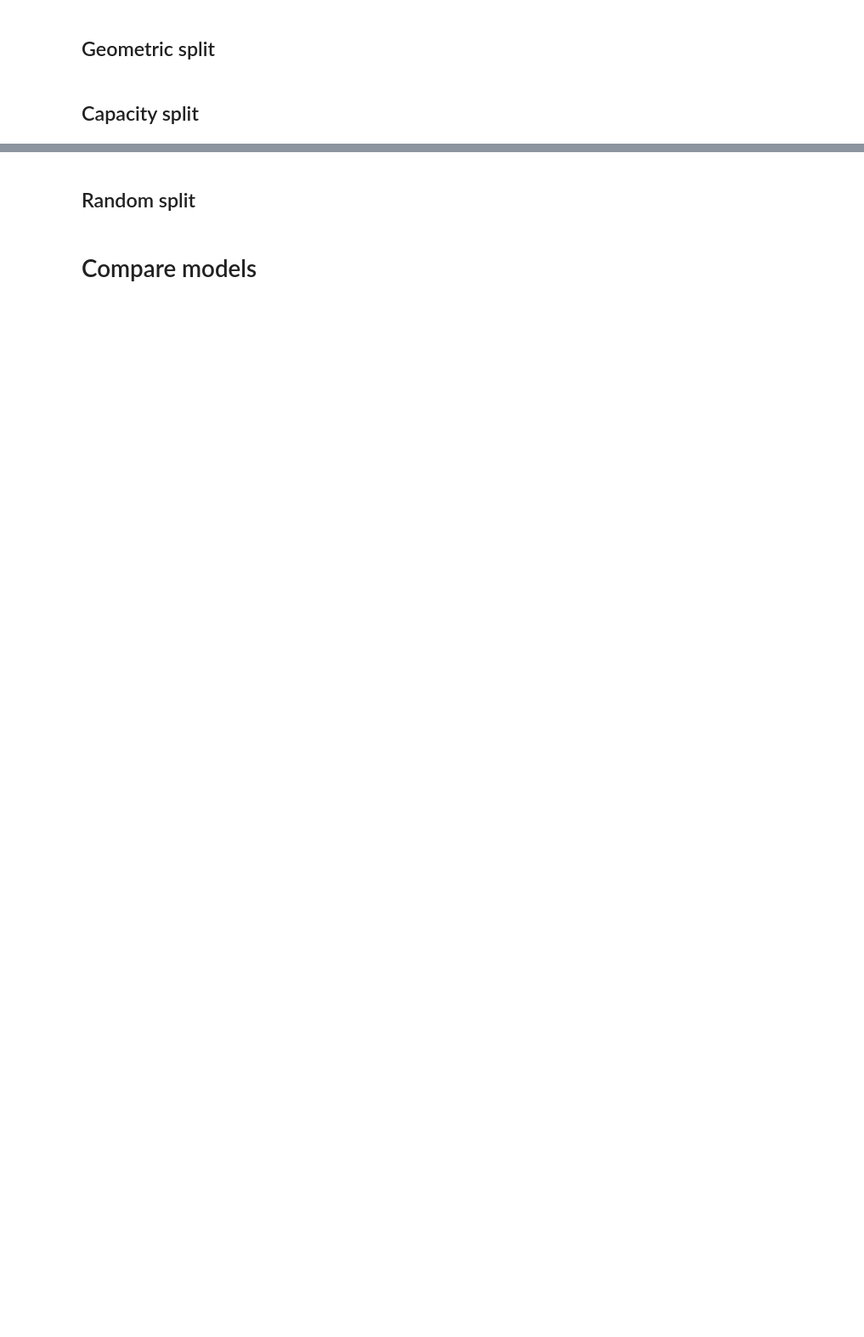
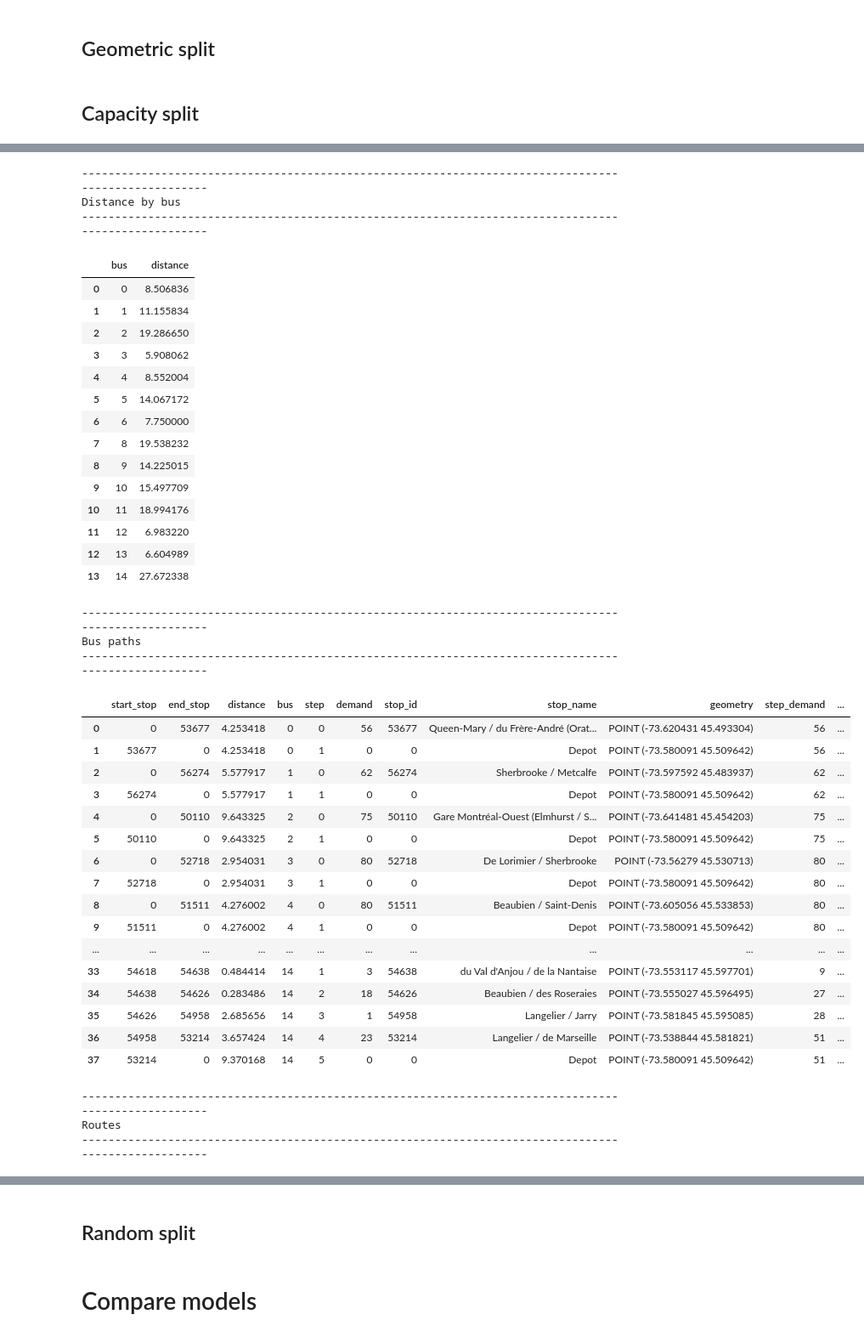
Before and after one commit to lakshyaag/Route-Optimization-STM, a Jupyter notebook: model_split.ipynb, the cells around one changed output, grey strips where cells are left out. Shown at 85% size. Drawn from its saved outputs; the diff is of its cells as text; code cells hidden in the pictures; blank space fills up the shorter version.

```diff
--- a/model_split.ipynb
+++ b/model_split.ipynb
@@ -120,7 +120,7 @@ def add_depot(lat: float, lon: float, stops_df: pd.DataFrame):
 # %% [markdown]
 ### Take a random sample of stops
 # %%
-random_stops_df_gpd = stops_df_gpd.sample(n=20, random_state=5)
+random_stops_df_gpd = stops_df_gpd.sample(n=25, random_state=5)
 depot, random_stops_df_gpd = add_depot(45.509642, -73.580091, random_stops_df_gpd)
 
 print(f"Number of stops in sample: {len(random_stops_df_gpd)}")
@@ -1033,3 +1057,35 @@ def solve_model(
+# %%
+def view_model(solution):
+    # Show demand and new demand splits
+    demand_df = pd.DataFrame(
+        solution["new_demand"].items(), columns=["stop", "new_demand"]
+    )
+    demand_df["original_stop"] = demand_df["stop"].apply(lambda x: x.split("_")[0])
+    demand_df["original_demand"] = demand_df["original_stop"].map(solution["demand"])
+
+    print('-'*100)
+    print("Demand splits")
+    print('-'*100)
+    display(demand_df)
+
+    # Show distance by bus
+    print('-'*100)
+    print("Distance by bus")
+    print('-'*100)
+    display(solution["distance_bus"])
+
+    # Show bus paths
+    print('-'*100)
+    print("Bus paths")
+    print('-'*100)
+    display(solution["bus_path_df"])
+
+
+    # Show route
+    print('-'*100)
+    print("Routes")
+    print('-'*100)
+    display(solution["route_map"])
 # %%
 NUM_BUSES = 15
 BUS_CAPACITY = 80
@@ -1084,0 +1141,3 @@ Number of buses used: 11
+# %%
+view_model(capacity_split_model)
+# %% [output]
@@ -1084,0 +1164,41 @@ Number of buses used: 11
+----------------------------------------------------------------------------------------------------
+Distance by bus
+----------------------------------------------------------------------------------------------------
+|  | bus | distance |
+| 0 | 0 | 8.506836 |
+| 1 | 1 | 11.155834 |
+| 2 | 2 | 19.286650 |
+| 3 | 3 | 5.908062 |
+| 4 | 4 | 8.552004 |
+| 5 | 5 | 14.067172 |
+| 6 | 6 | 7.750000 |
+| 7 | 8 | 19.538232 |
+| 8 | 9 | 14.225015 |
+| 9 | 10 | 15.497709 |
+| 10 | 11 | 18.994176 |
+| 11 | 12 | 6.983220 |
+| 12 | 13 | 6.604989 |
+| 13 | 14 | 27.672338 |
+----------------------------------------------------------------------------------------------------
+Bus paths
+----------------------------------------------------------------------------------------------------
+|  | start_stop | end_stop | distance | bus | step | demand | stop_id | stop_name | geometry | step_demand | ... |
+| 0 | 0 | 53677 | 4.253418 | 0 | 0 | 56 | 53677 | Queen-Mary / du Frère-André (Orat... | POINT (-73.620431 45.493304) | 56 | ... |
+| 1 | 53677 | 0 | 4.253418 | 0 | 1 | 0 | 0 | Depot | POINT (-73.580091 45.509642) | 56 | ... |
+| 2 | 0 | 56274 | 5.577917 | 1 | 0 | 62 | 56274 | Sherbrooke / Metcalfe | POINT (-73.597592 45.483937) | 62 | ... |
+| 3 | 56274 | 0 | 5.577917 | 1 | 1 | 0 | 0 | Depot | POINT (-73.580091 45.509642) | 62 | ... |
+| 4 | 0 | 50110 | 9.643325 | 2 | 0 | 75 | 50110 | Gare Montréal-Ouest (Elmhurst / S... | POINT (-73.641481 45.454203) | 75 | ... |
+| 5 | 50110 | 0 | 9.643325 | 2 | 1 | 0 | 0 | Depot | POINT (-73.580091 45.509642) | 75 | ... |
+| 6 | 0 | 52718 | 2.954031 | 3 | 0 | 80 | 52718 | De Lorimier / Sherbrooke | POINT (-73.56279 45.530713) | 80 | ... |
+| 7 | 52718 | 0 | 2.954031 | 3 | 1 | 0 | 0 | Depot | POINT (-73.580091 45.509642) | 80 | ... |
+| 8 | 0 | 51511 | 4.276002 | 4 | 0 | 80 | 51511 | Beaubien / Saint-Denis | POINT (-73.605056 45.533853) | 80 | ... |
+| 9 | 51511 | 0 | 4.276002 | 4 | 1 | 0 | 0 | Depot | POINT (-73.580091 45.509642) | 80 | ... |
+| ... | ... | ... | ... | ... | ... | ... | ... | ... | ... | ... | ... |
+| 33 | 54618 | 54638 | 0.484414 | 14 | 1 | 3 | 54638 | du Val d'Anjou / de la Nantaise | POINT (-73.553117 45.597701) | 9 | ... |
+| 34 | 54638 | 54626 | 0.283486 | 14 | 2 | 18 | 54626 | Beaubien / des Roseraies | POINT (-73.555027 45.596495) | 27 | ... |
+| 35 | 54626 | 54958 | 2.685656 | 14 | 3 | 1 | 54958 | Langelier / Jarry | POINT (-73.581845 45.595085) | 28 | ... |
+| 36 | 54958 | 53214 | 3.657424 | 14 | 4 | 23 | 53214 | Langelier / de Marseille | POINT (-73.538844 45.581821) | 51 | ... |
+| 37 | 53214 | 0 | 9.370168 | 14 | 5 | 0 | 0 | Depot | POINT (-73.580091 45.509642) | 51 | ... |
+----------------------------------------------------------------------------------------------------
+Routes
+----------------------------------------------------------------------------------------------------
```
Also changed, not shown: parts of 7 cells of this notebook, 1 other file.
